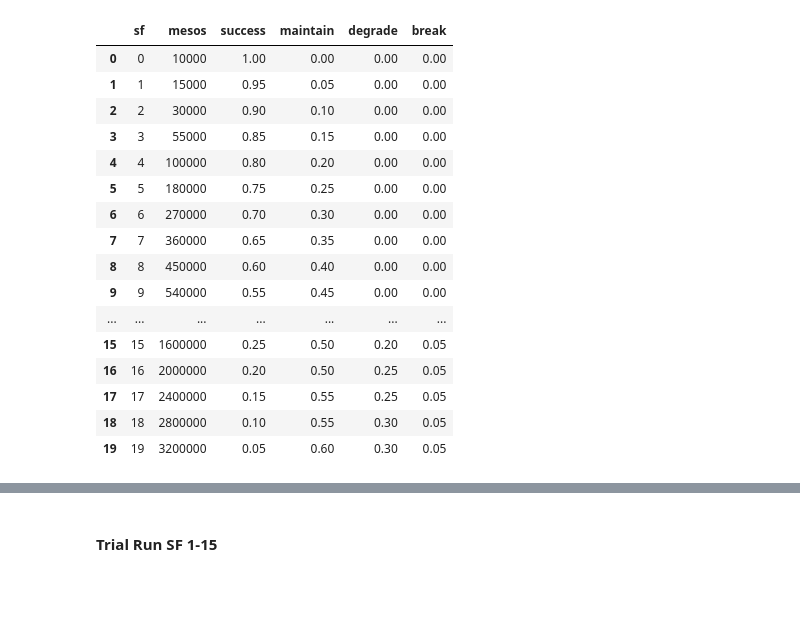
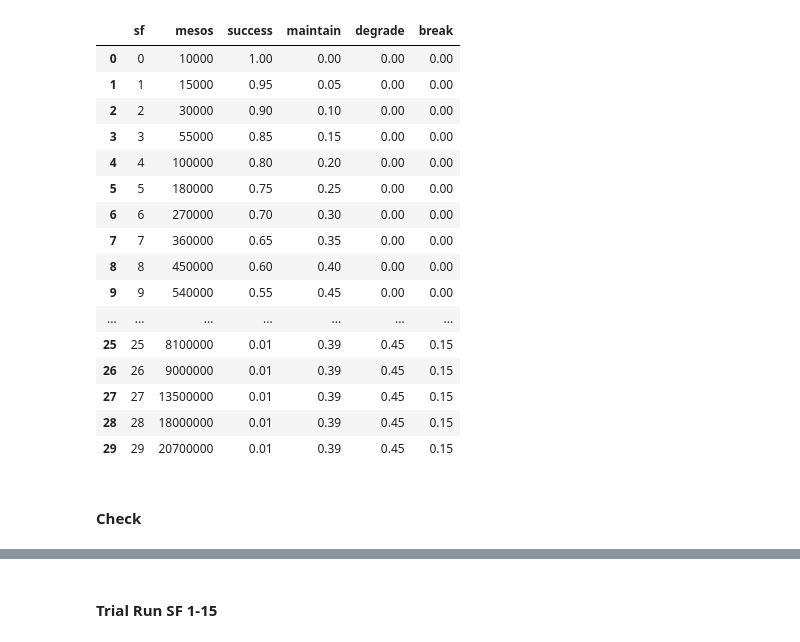
Before and after one commit to shawlu95/SF-Simulation, a Jupyter notebook: sf_cost.ipynb, the cells around one changed output, grey strips where cells are left out. Saved outputs shown, nothing was run; the diff lists cells and outputs as text; code cells hidden in the pictures; blank space fills up the shorter version.

```diff
--- a/sf_cost.ipynb
+++ b/sf_cost.ipynb
@@ -1,28 +1,29 @@
 # %%
 import pandas as pd
 import random
 import matplotlib.pyplot as plt
+import numpy as np
 
-df = pd.read_csv("data.csv")
-df.head(20)
+df = pd.read_csv("assets/data.csv")
+df.head(30)
 # %% [output]
 |  | sf | mesos | success | maintain | degrade | break |
 | 0 | 0 | 10000 | 1.00 | 0.00 | 0.00 | 0.00 |
 | 1 | 1 | 15000 | 0.95 | 0.05 | 0.00 | 0.00 |
 | 2 | 2 | 30000 | 0.90 | 0.10 | 0.00 | 0.00 |
 | 3 | 3 | 55000 | 0.85 | 0.15 | 0.00 | 0.00 |
 | 4 | 4 | 100000 | 0.80 | 0.20 | 0.00 | 0.00 |
 | 5 | 5 | 180000 | 0.75 | 0.25 | 0.00 | 0.00 |
 | 6 | 6 | 270000 | 0.70 | 0.30 | 0.00 | 0.00 |
 | 7 | 7 | 360000 | 0.65 | 0.35 | 0.00 | 0.00 |
 | 8 | 8 | 450000 | 0.60 | 0.40 | 0.00 | 0.00 |
 | 9 | 9 | 540000 | 0.55 | 0.45 | 0.00 | 0.00 |
 | ... | ... | ... | ... | ... | ... | ... |
-| 15 | 15 | 1600000 | 0.25 | 0.50 | 0.20 | 0.05 |
-| 16 | 16 | 2000000 | 0.20 | 0.50 | 0.25 | 0.05 |
-| 17 | 17 | 2400000 | 0.15 | 0.55 | 0.25 | 0.05 |
-| 18 | 18 | 2800000 | 0.10 | 0.55 | 0.30 | 0.05 |
-| 19 | 19 | 3200000 | 0.05 | 0.60 | 0.30 | 0.05 |
+| 25 | 25 | 8100000 | 0.01 | 0.39 | 0.45 | 0.15 |
+| 26 | 26 | 9000000 | 0.01 | 0.39 | 0.45 | 0.15 |
+| 27 | 27 | 13500000 | 0.01 | 0.39 | 0.45 | 0.15 |
+| 28 | 28 | 18000000 | 0.01 | 0.39 | 0.45 | 0.15 |
+| 29 | 29 | 20700000 | 0.01 | 0.39 | 0.45 | 0.15 |
 # %%
 # 350 crystal per scroll
 decline_scroll_cost = 350 / 3
@@ -101,0 +164,2 @@ class Gear:
+# %% [markdown]
+#### Check
```
Also changed, not shown: parts of 17 cells of this notebook, 25 other files.
